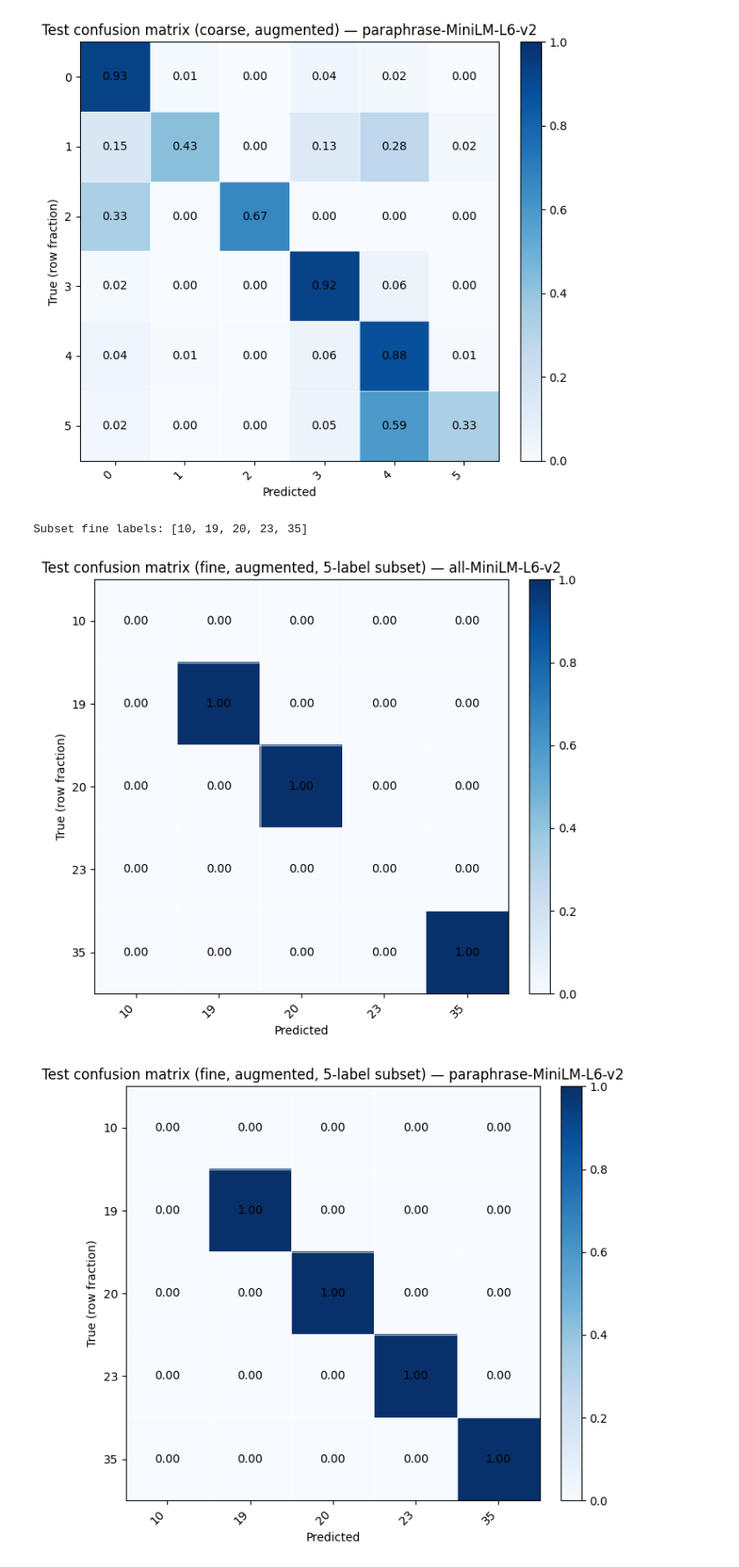
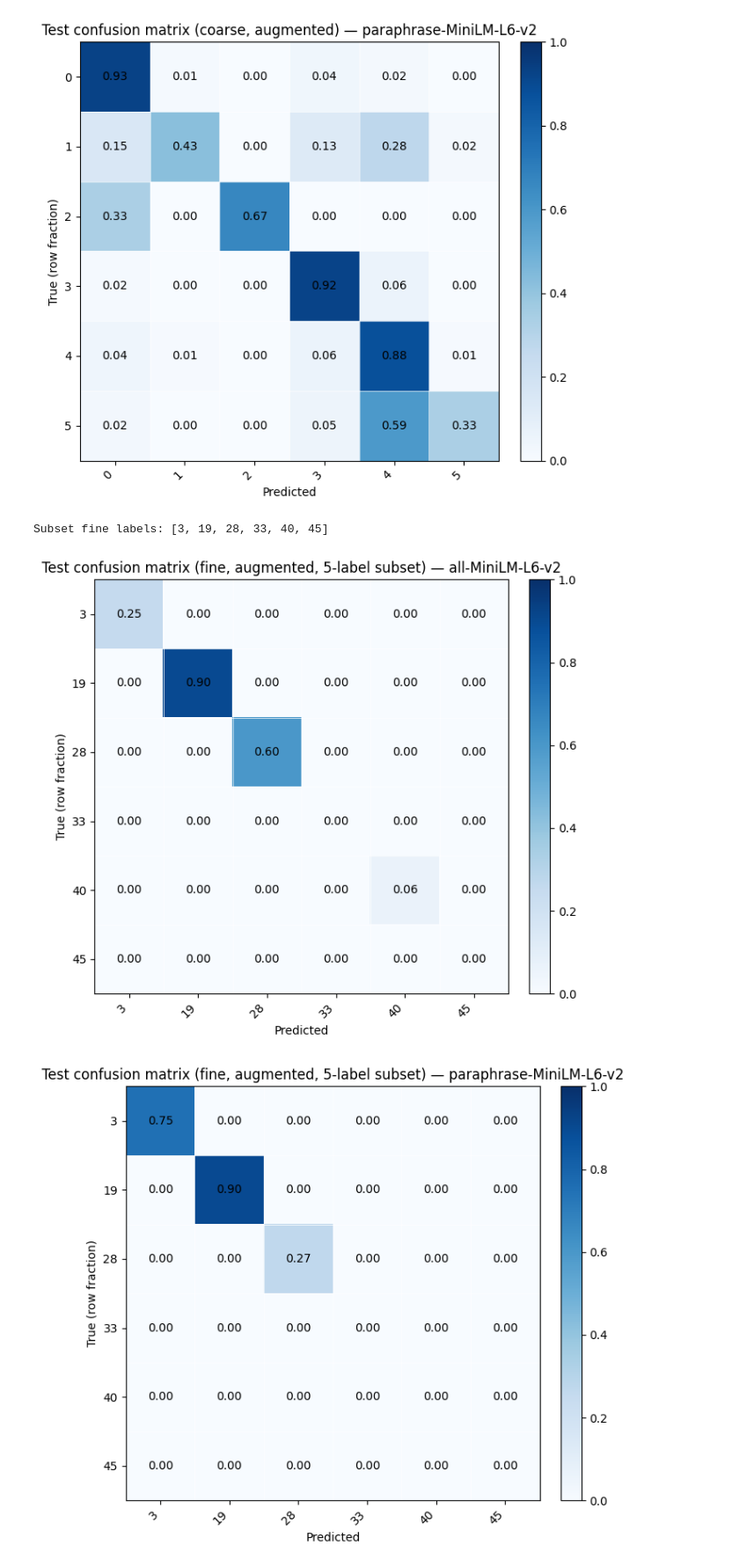
Before and after one commit to Sail-Nautica/ENGR-100-M4, a Jupyter notebook: newCodeBase.ipynb, the cells around one changed output. Shown at 88% size. Saved outputs shown, nothing was run; the diff lists cells and outputs as text; code cells hidden in the pictures.

```diff
--- a/newCodeBase.ipynb
+++ b/newCodeBase.ipynb
@@ -266,9 +401,12 @@ def pytorch_model_multiclass_inference(model, X_tensor):
 
 
 
-def plot_conf_mat(y_true, y_pred, labels, title, save_path=None):
-    # Compute a row-normalized confusion matrix in fractions.
-    cm = confusion_matrix(y_true, y_pred, labels=labels, normalize="true")
+def plot_conf_mat(y_true, y_pred, labels, title, save_path=None, cm_override=None):
+    # Compute a row-normalized confusion matrix in fractions unless provided.
+    if cm_override is None:
+        cm = confusion_matrix(y_true, y_pred, labels=labels, normalize="true")
+    else:
+        cm = cm_override
 
     # Create a heatmap-style plot.
     fig, ax = plt.subplots(figsize=(max(7, 0.6 * len(labels)), max(6, 0.55 * len(labels))))
@@ -649,7 +787,7 @@ for model_name in embedding_models:
         class_to_idx=class_to_idx,
         class_names=class_names,
         epochs=epochs,
-        lr=1,
+        lr=5,
     )
     artifacts_augmented[model_name] = run_artifacts
 # %% [output]
@@ -791,27 +929,36 @@ for model_name in embedding_models:
 [figure]
 # %%
 # Random 5-label fine confusion matrices (augmented)
-# rng = np.random.default_rng(RANDOM_STATE)
-subset_labels = rng.choice(class_names, size=5, replace=False).tolist()
+if "rng" not in globals():
+    rng = np.random.default_rng(RANDOM_STATE)
+subset_labels = rng.choice(class_names, size=6, replace=False).tolist()
 subset_labels = sorted(subset_labels)
 print("Subset fine labels:", subset_labels)
+
+subset_indices = [class_to_idx[label] for label in subset_labels]
 
 for model_name in embedding_models:
     y_true_labels = np.asarray(y_test_labels)
     test_pred_idx = artifacts_augmented[model_name]["test_pred_idx"]
     y_pred_labels = np.take(class_names, test_pred_idx)
-    mask = np.isin(y_true_labels, subset_labels)
-    y_true_subset = y_true_labels[mask]
-    y_pred_subset = y_pred_labels[mask]
+
+    cm_full = confusion_matrix(
+        y_true_labels,
+        y_pred_labels,
+        labels=class_names,
+        normalize="true",
+    )
+    cm_subset = cm_full[np.ix_(subset_indices, subset_indices)]
 
     plot_conf_mat(
-        y_true_subset,
-        y_pred_subset,
+        y_true_labels,
+        y_pred_labels,
         labels=subset_labels,
         title=f"Test confusion matrix (fine, augmented, 5-label subset) — {model_name}",
-        save_path=Path("new_matrices") / f"augmented_{model_name}_fine_subset5.png"
+        save_path=Path("new_matrices") / f"augmented_{model_name}_fine_subset5.png",
+        cm_override=cm_subset,
     )
 # %% [output]
-Subset fine labels: [10, 19, 20, 23, 35]
+Subset fine labels: [3, 19, 28, 33, 40, 45]
-[figure, old version]
+[figure, new version]
-[figure, old version]
+[figure, new version]
```
Also changed, not shown: parts of 12 cells of this notebook, 26 other files.
